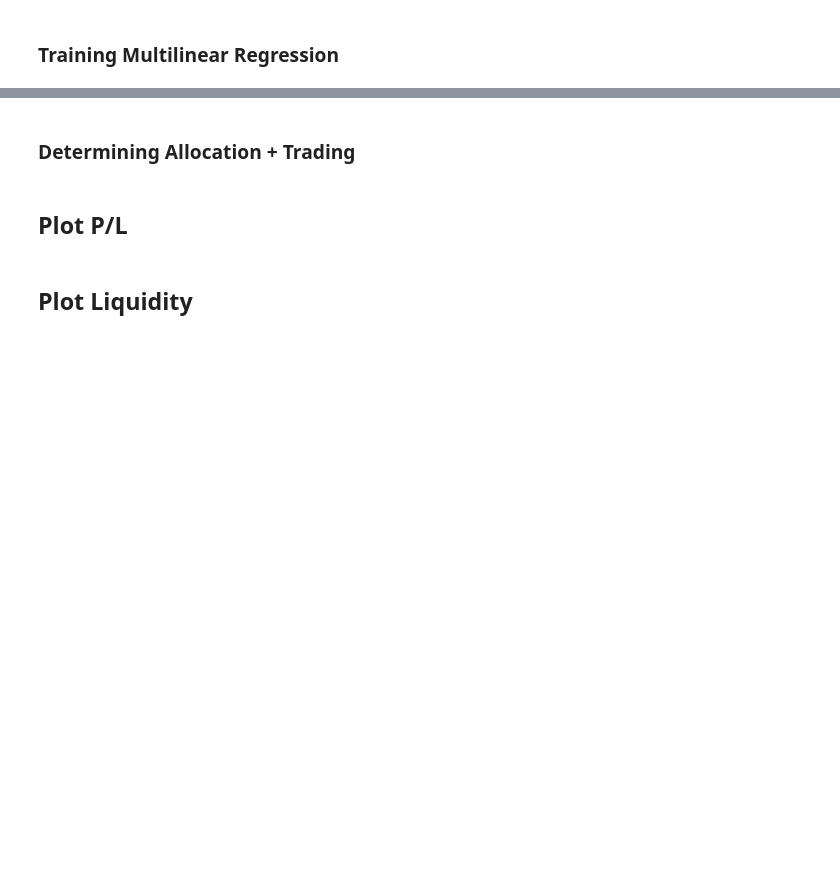
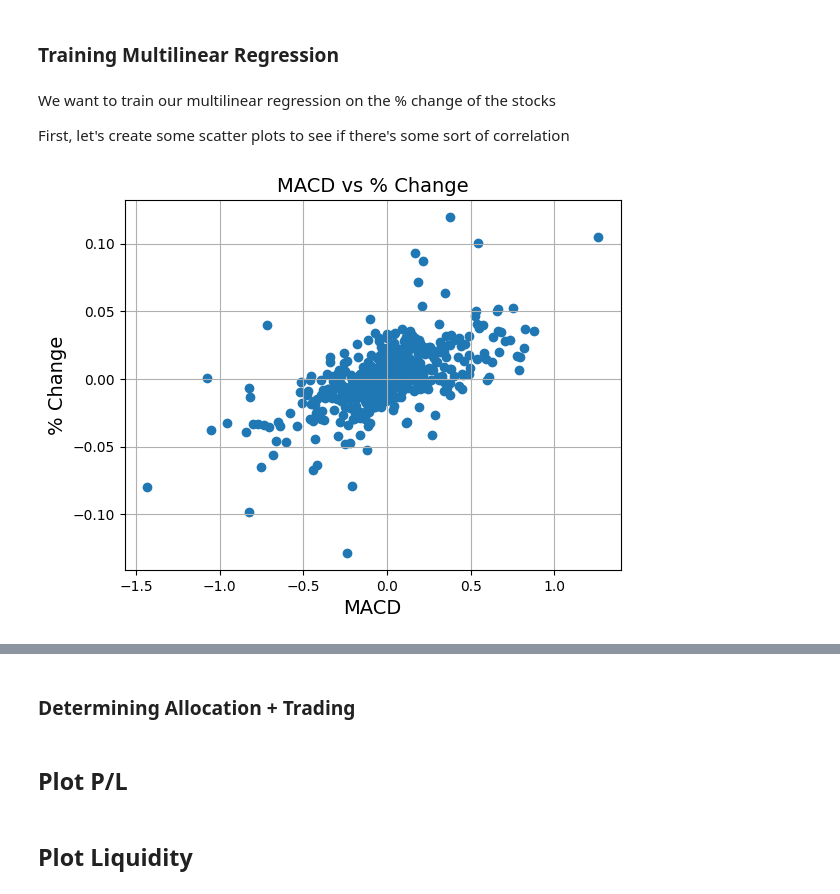
Before and after one commit to NotReallyJustin/SSMIF-Analyst-App, a Jupyter notebook: justin_chen_algo_strat.ipynb, the cells around one changed output, grey strips where cells are left out. Cells and saved outputs as stored; diff of their text form; code cells hidden in the pictures; blank space fills up the shorter version.

```diff
--- a/justin_chen_algo_strat.ipynb
+++ b/justin_chen_algo_strat.ipynb
@@ -36,0 +108,9 @@ We're also only going to be buying/selling because the SSMIF overlords will hunt
+# %%
+# Dummy class example
+DUMMY_STOCK = StockData("AAPL", datetime(2020, 1, 1), datetime(2022, 1, 1))
+
+# To display all rows
+pd.set_option('display.max_rows', None)
+
+# To display all columns
+pd.set_option('display.max_columns', None)
@@ -39,2 +462,17 @@ We're also only going to be buying/selling because the SSMIF overlords will hunt
 # %% [markdown]
 ### Training Multilinear Regression
+# %% [markdown]
+We want to train our multilinear regression on the % change of the stocks
+
+First, let's create some scatter plots to see if there's some sort of correlation
+# %%
+%matplotlib inline
+plt.scatter(x=DUMMY_STOCK.df["MACD"], y=DUMMY_STOCK.df["% Change"])
+plt.title('MACD vs % Change', fontsize=14)
+plt.xlabel('MACD', fontsize=14)
+plt.ylabel('% Change', fontsize=14)
+plt.grid(True)
+
+plt.show()
+# %% [output]
+[figure, added]
```
Also changed, not shown: parts of 30 cells of this notebook.
